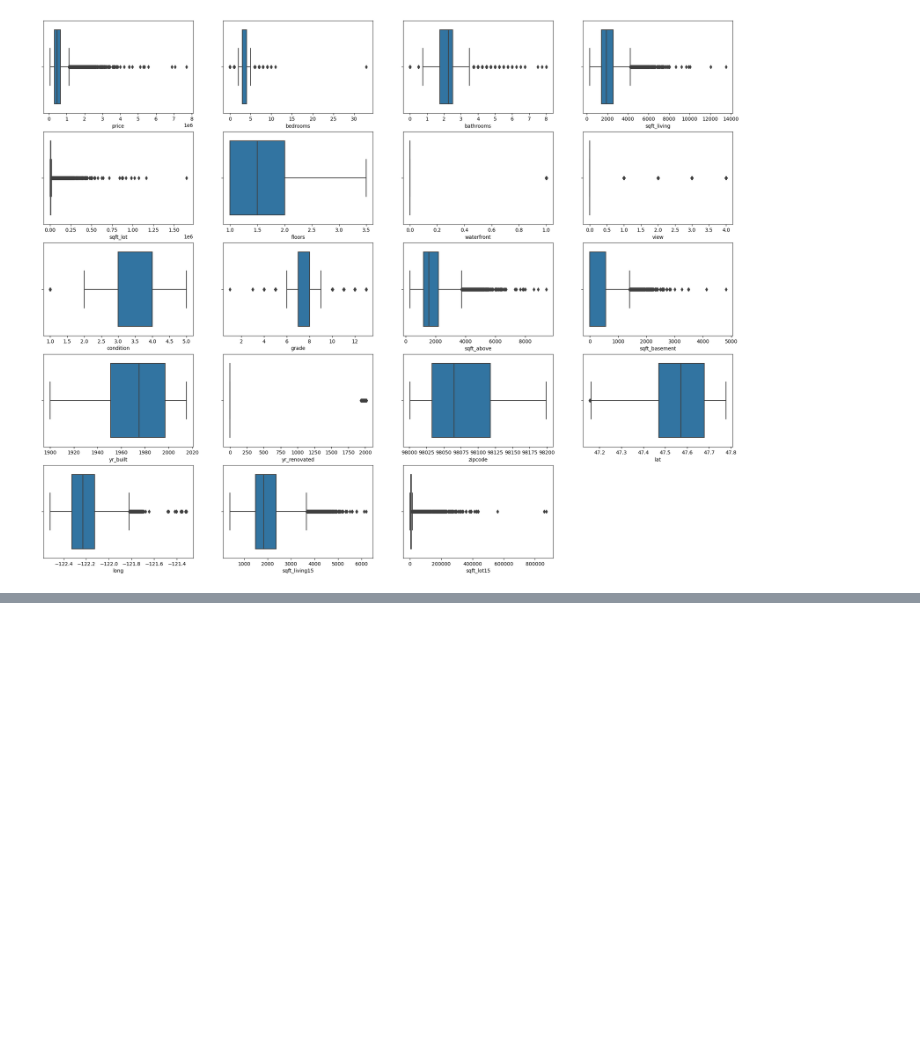
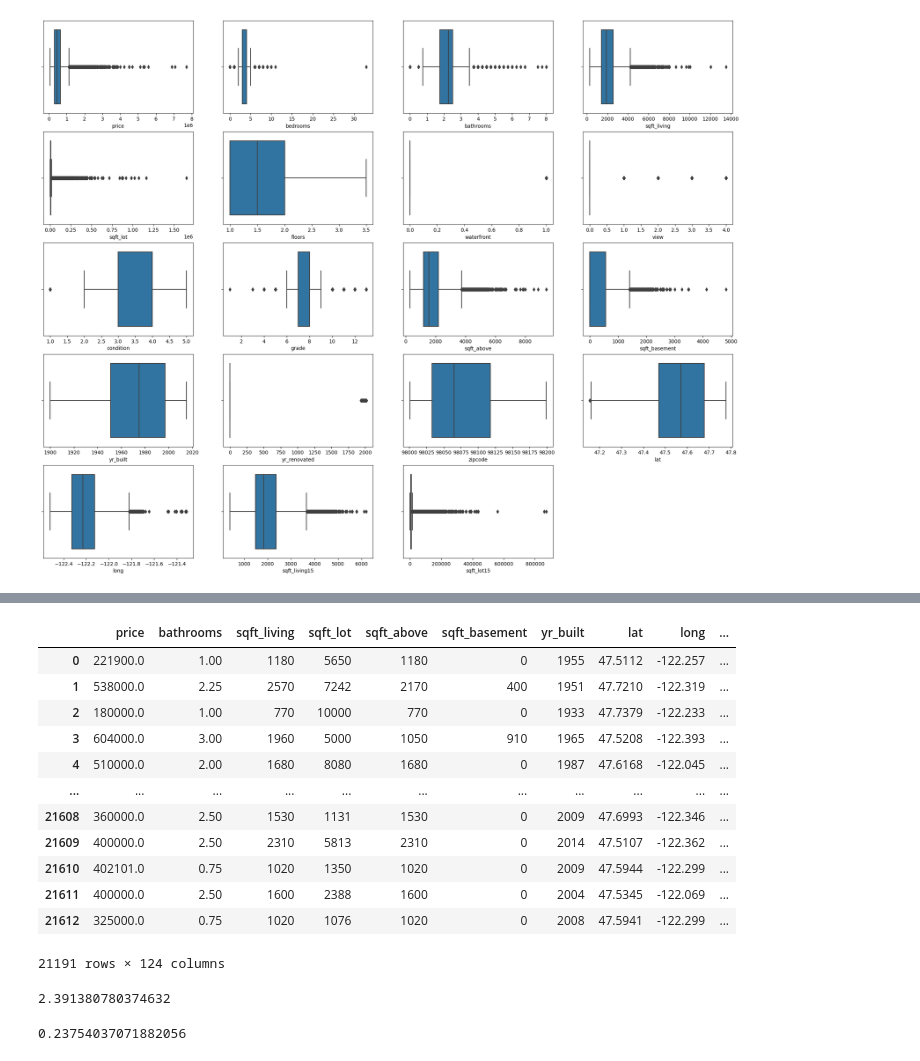
Before and after one commit to isoori/House-Sales-in-King-County-USA, a Jupyter notebook: Untitled.ipynb, the cells around one changed output, grey strips where cells are left out. Drawn from its saved outputs; the diff is of its cells as text; code cells hidden in the pictures; blank space fills up the shorter version.

```diff
--- a/Untitled.ipynb
+++ b/Untitled.ipynb
@@ -99,0 +100,3 @@ True
+# %%
+dff.drop(['id','date'],axis=1,inplace=True)
+dff.head()
@@ -99,0 +110,5 @@ True
+# %%
+cat_col = ['bedrooms','floors','waterfront','view','condition','grade','zipcode']
+for col in cat_col:
+    dff[col] = dff[col].astype('category')
+dff.info()
@@ -99,0 +145,27 @@ True
+# %%
+dff.drop('yr_renovated',axis=1,inplace=True)
+# %%
+gdf = pd.get_dummies(dff)
+gdf
+# %% [output]
+|  | price | bathrooms | sqft_living | sqft_lot | sqft_above | sqft_basement | yr_built | lat | long | ... |
+| 0 | 221900.0 | 1.00 | 1180 | 5650 | 1180 | 0 | 1955 | 47.5112 | -122.257 | ... |
+| 1 | 538000.0 | 2.25 | 2570 | 7242 | 2170 | 400 | 1951 | 47.7210 | -122.319 | ... |
+| 2 | 180000.0 | 1.00 | 770 | 10000 | 770 | 0 | 1933 | 47.7379 | -122.233 | ... |
+| 3 | 604000.0 | 3.00 | 1960 | 5000 | 1050 | 910 | 1965 | 47.5208 | -122.393 | ... |
+| 4 | 510000.0 | 2.00 | 1680 | 8080 | 1680 | 0 | 1987 | 47.6168 | -122.045 | ... |
+| ... | ... | ... | ... | ... | ... | ... | ... | ... | ... | ... |
+| 21608 | 360000.0 | 2.50 | 1530 | 1131 | 1530 | 0 | 2009 | 47.6993 | -122.346 | ... |
+| 21609 | 400000.0 | 2.50 | 2310 | 5813 | 2310 | 0 | 2014 | 47.5107 | -122.362 | ... |
+| 21610 | 402101.0 | 0.75 | 1020 | 1350 | 1020 | 0 | 2009 | 47.5944 | -122.299 | ... |
+| 21611 | 400000.0 | 2.50 | 1600 | 2388 | 1600 | 0 | 2004 | 47.5345 | -122.069 | ... |
+| 21612 | 325000.0 | 0.75 | 1020 | 1076 | 1020 | 0 | 2008 | 47.5941 | -122.299 | ... |
+21191 rows × 124 columns
+# %%
+gdf['price'].skew()
+# %% [output]
+2.391380780374632
+# %%
+np.log(gdf['price']).skew()
+# %% [output]
+0.23754037071882056
```
Also changed, not shown: parts of 14 cells of this notebook.
